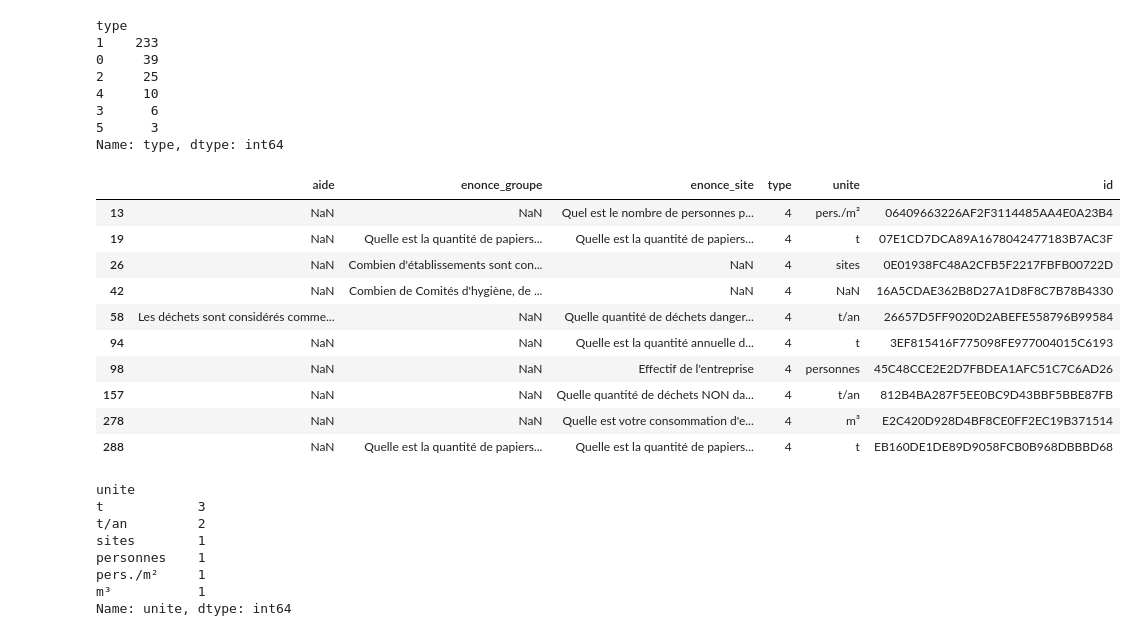
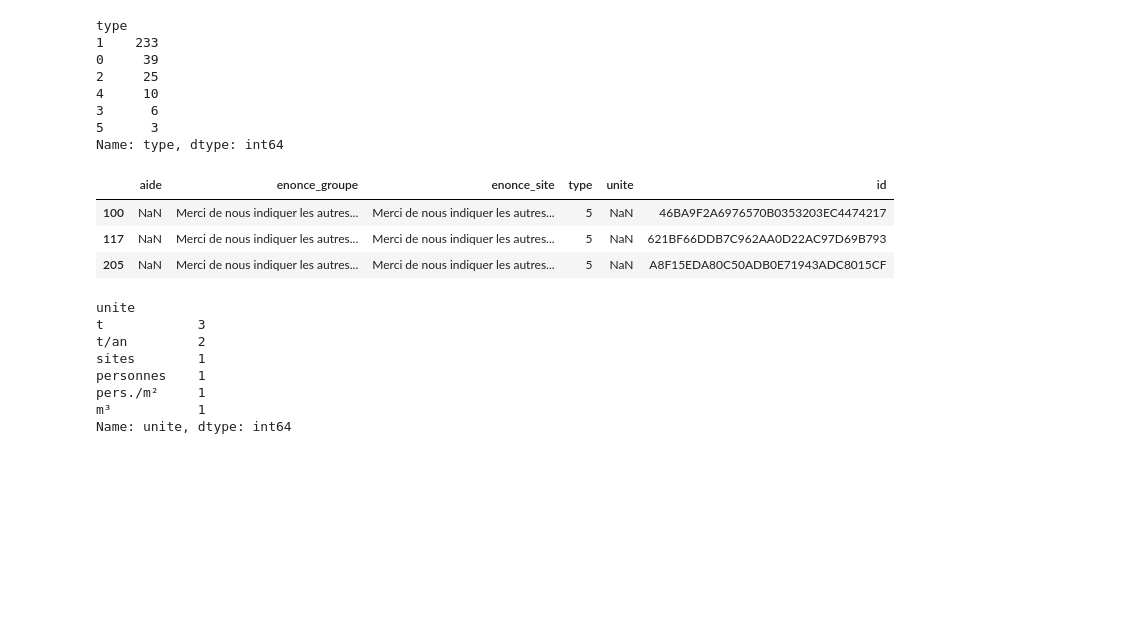
Before and after one commit to remi-vidal/StatApp, a Jupyter notebook: notebooks/decouverte_base.ipynb, the cells around one changed output. Cells and saved outputs as stored; diff of their text form; code cells hidden in the pictures; blank space fills up the shorter version.

```diff
--- a/Decouverte_base.ipynb
+++ b/notebooks/decouverte_base.ipynb
@@ -5,18 +5,18 @@ import pandas as pd
 pd.options.display.max_colwidth = 500
 
 
-df_text_versions = pd.read_csv("./data/deep_course_cf_text_versions.csv", low_memory = False)
-df_text_versions_node = pd.read_csv("./data/deep_course_cf_text_version_nodes.csv", low_memory = False)
-df_themes = pd.read_csv("./data/deep_course_cf_themes.csv", low_memory = False)
-df_types = pd.read_csv("./data/deep_course_cf_types.csv", low_memory = False)
-df_nodes = pd.read_csv("./data/deep_course_cm_nodes.csv", low_memory = False)
+df_text_versions = pd.read_csv("../raw_data/deep_course_cf_text_versions.csv", low_memory = False)
+df_text_versions_node = pd.read_csv("../raw_data/deep_course_cf_text_version_nodes.csv", low_memory = False)
+df_themes = pd.read_csv("../raw_data/deep_course_cf_themes.csv", low_memory = False)
+df_types = pd.read_csv("../raw_data/deep_course_cf_types.csv", low_memory = False)
+df_nodes = pd.read_csv("../raw_data/deep_course_cm_nodes.csv", low_memory = False)
 
-df_formulaire_question = pd.read_csv("./data/deep_course_formulaire_question.csv", low_memory = False)
-df_formulaire_questionnaire = pd.read_csv("./data/deep_course_formulaire_questionnaire.csv", low_memory = False)
-df_formulaire_questionnaire_pages = pd.read_csv("./data/deep_course_formulaire_questionnaire_pages.csv", low_memory = False)
-df_formulaire_question_choix = pd.read_csv("./data/deep_course_formulaire_question_choix.csv", low_memory = False)
-df_formulaire_reponse = pd.read_csv("./data/deep_course_formulaire_reponse.csv", low_memory = False)
-df_formulaire_page_questions = pd.read_csv("./data/deep_course_formulaire_page_questions.csv", low_memory = False)
+df_formulaire_question = pd.read_csv("../raw_data/deep_course_formulaire_question.csv", low_memory = False)
+df_formulaire_questionnaire = pd.read_csv("../raw_data/deep_course_formulaire_questionnaire.csv", low_memory = False)
+df_formulaire_questionnaire_pages = pd.read_csv("../raw_data/deep_course_formulaire_questionnaire_pages.csv", low_memory = False)
+df_formulaire_question_choix = pd.read_csv("../raw_data/deep_course_formulaire_question_choix.csv", low_memory = False)
+df_formulaire_reponse = pd.read_csv("../raw_data/deep_course_formulaire_reponse.csv", low_memory = False)
+df_formulaire_page_questions = pd.read_csv("../raw_data/deep_course_formulaire_page_questions.csv", low_memory = False)
 # %% [markdown]
 # II) Bases des textes
 # %%
@@ -307,19 +307,12 @@ type
 5      3
 Name: type, dtype: int64
 # %%
-df_formulaire_question[df_formulaire_question["type"]==4]
+df_formulaire_question[df_formulaire_question["type"]==5]
 # %% [output]
 |  | aide | enonce_groupe | enonce_site | type | unite | id |
-| 13 | NaN | NaN | Quel est le nombre de personnes p... | 4 | pers./m² | 06409663226AF2F3114485AA4E0A23B4 |
-| 19 | NaN | Quelle est la quantité de papiers... | Quelle est la quantité de papiers... | 4 | t | 07E1CD7DCA89A1678042477183B7AC3F |
-| 26 | NaN | Combien d'établissements sont con... | NaN | 4 | sites | 0E01938FC48A2CFB5F2217FBFB00722D |
-| 42 | NaN | Combien de Comités d'hygiène, de ... | NaN | 4 | NaN | 16A5CDAE362B8D27A1D8F8C7B78B4330 |
-| 58 | Les déchets sont considérés comme... | NaN | Quelle quantité de déchets danger... | 4 | t/an | 26657D5FF9020D2ABEFE558796B99584 |
-| 94 | NaN | NaN | Quelle est la quantité annuelle d... | 4 | t | 3EF815416F775098FE977004015C6193 |
-| 98 | NaN | NaN | Effectif de l'entreprise | 4 | personnes | 45C48CCE2E2D7FBDEA1AFC51C7C6AD26 |
-| 157 | NaN | NaN | Quelle quantité de déchets NON da... | 4 | t/an | 812B4BA287F5EE0BC9D43BBF5BBE87FB |
-| 278 | NaN | NaN | Quelle est votre consommation d'e... | 4 | m³ | E2C420D928D4BF8CE0FF2EC19B371514 |
-| 288 | NaN | Quelle est la quantité de papiers... | Quelle est la quantité de papiers... | 4 | t | EB160DE1DE89D9058FCB0B968DBBBD68 |
+| 100 | NaN | Merci de nous indiquer les autres... | Merci de nous indiquer les autres... | 5 | NaN | 46BA9F2A6976570B0353203EC4474217 |
+| 117 | NaN | Merci de nous indiquer les autres... | Merci de nous indiquer les autres... | 5 | NaN | 621BF66DDB7C962AA0D22AC97D69B793 |
+| 205 | NaN | Merci de nous indiquer les autres... | Merci de nous indiquer les autres... | 5 | NaN | A8F15EDA80C50ADB0E71943ADC8015CF |
 # %%
 df_formulaire_question.groupby("unite")["unite"].count().sort_values(ascending= False)
 # %% [output]
```
Also changed, not shown: parts of 4 cells of this notebook, 18 other files.
